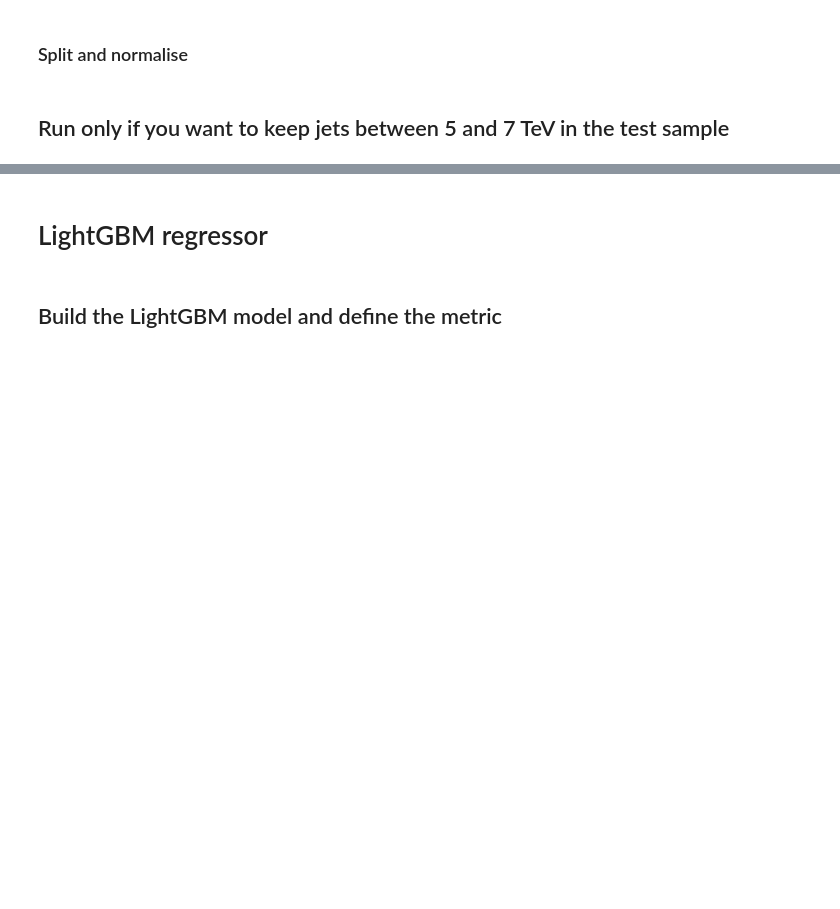
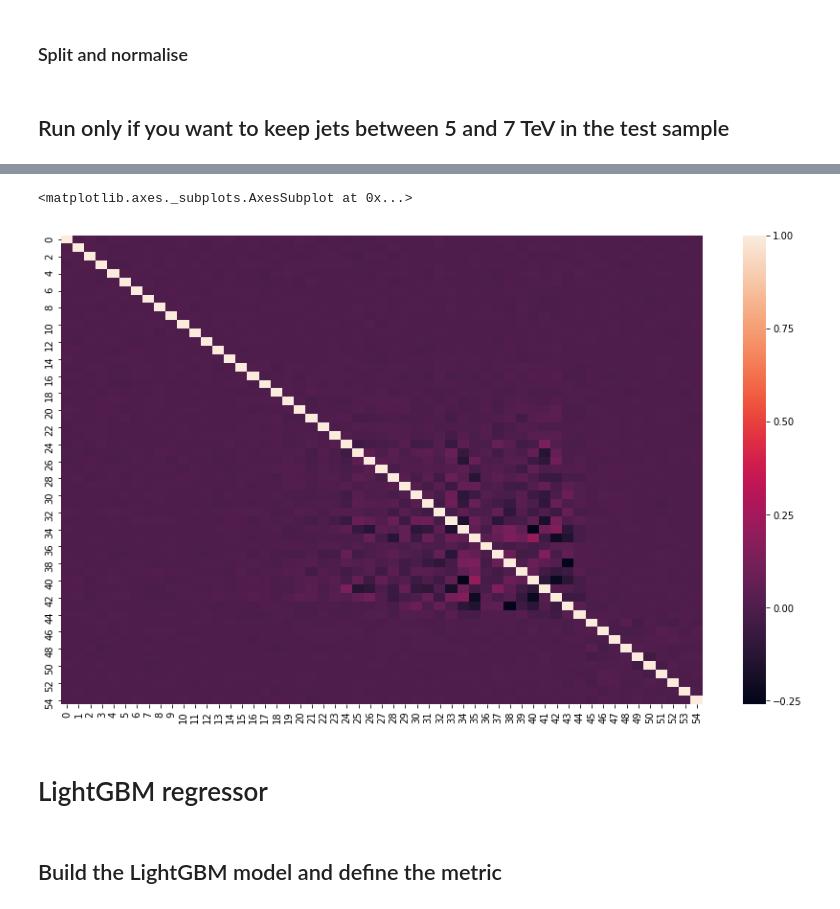
Before and after one commit to mlisovyi/IML_challenge_2018, a Jupyter notebook: EDA_and_lightgbm.ipynb, the cells around one changed output, grey strips where cells are left out. Drawn from its saved outputs; the diff is of its cells as text; code cells hidden in the pictures; blank space fills up the shorter version.

```diff
--- a/EDA_and_lightgbm.ipynb
+++ b/EDA_and_lightgbm.ipynb
@@ -119,7 +133,11 @@ pca_trans.fit(X_train)
 X_train_pca = pca_trans.transform(X_train)
 X_test_pca = pca_trans.transform(X_test)
 # %%
+plt.figure(figsize=(15,9))
 sns.heatmap(pd.DataFrame(X_test_pca).corr())
+# %% [output]
+<matplotlib.axes._subplots.AxesSubplot at 0x...>
+[figure, added]
 # %% [markdown]
 # LightGBM regressor
 # %% [markdown]
```
Also changed, not shown: parts of 49 cells of this notebook.
